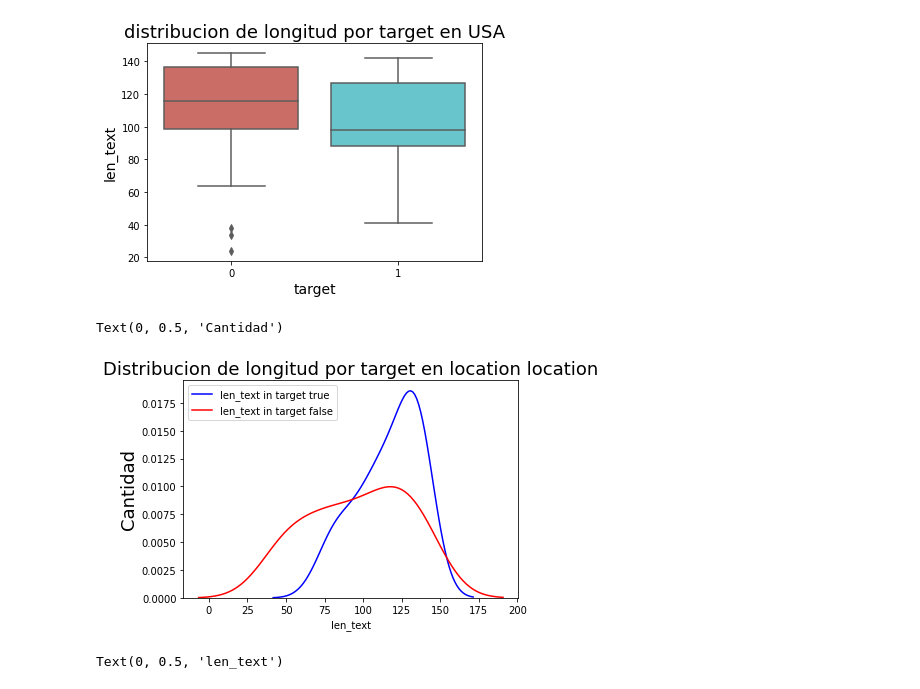
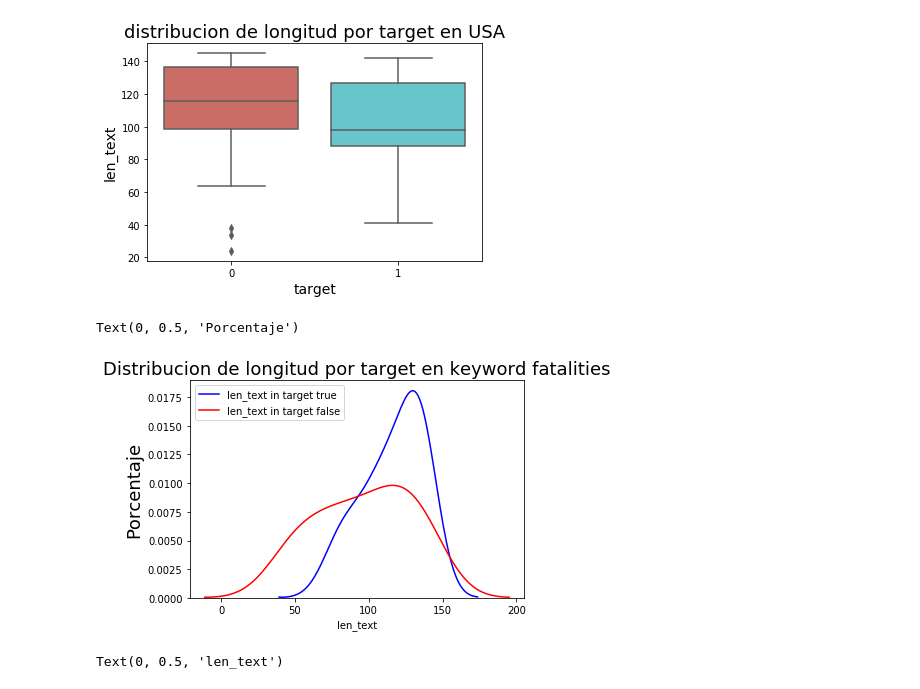
Before and after one commit to pablbob/9558-7506-Data-Hunters, a Jupyter notebook: TP1.ipynb, the cells around one changed output. Cells and saved outputs as stored; diff of their text form; code cells hidden in the pictures.

```diff
--- a/TP1.ipynb
+++ b/TP1.ipynb
@@ -465,12 +465,12 @@ Text(0, 0.5, 'len_text')
 # %%
 top_keyword = train[train['keyword'] == 'fatalities']
 g1 = sb.distplot(top_keyword[top_keyword['target'] == 1]['len_text'], color="blue", label='len_text in target true', hist=False)
 g1 = sb.distplot(top_keyword[top_keyword['target'] == 0]['len_text'], color="red", label='len_text in target false', hist=False)
-g1.set_title("Distribucion de longitud por target en location location", fontsize=18)
-g1.set_ylabel("Cantidad", fontsize=18)
+g1.set_title("Distribucion de longitud por target en keyword fatalities", fontsize=18)
+g1.set_ylabel("Porcentaje", fontsize=18)
 # %% [output]
-Text(0, 0.5, 'Cantidad')
+Text(0, 0.5, 'Porcentaje')
-[figure, old version]
+[figure, new version]
 # %%
 g = sb.boxplot(x="target", y="len_text",
                      data=top_keyword, palette="hls")
```
Also changed, not shown: parts of 32 cells of this notebook.
